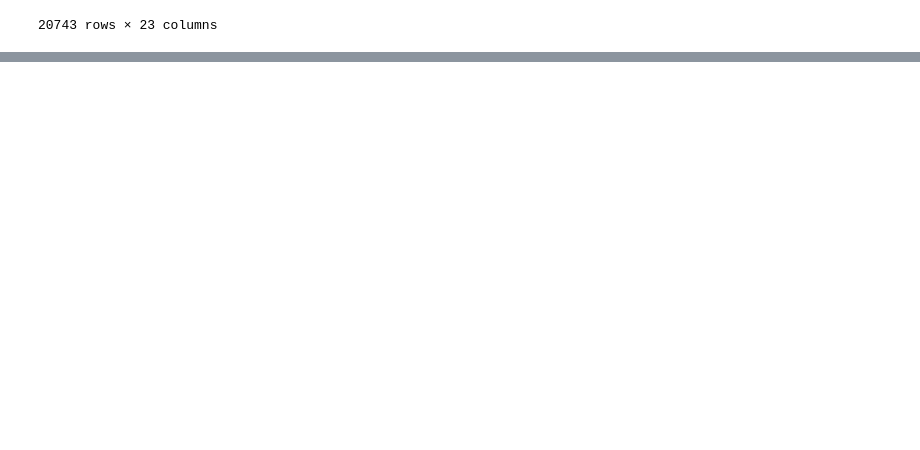
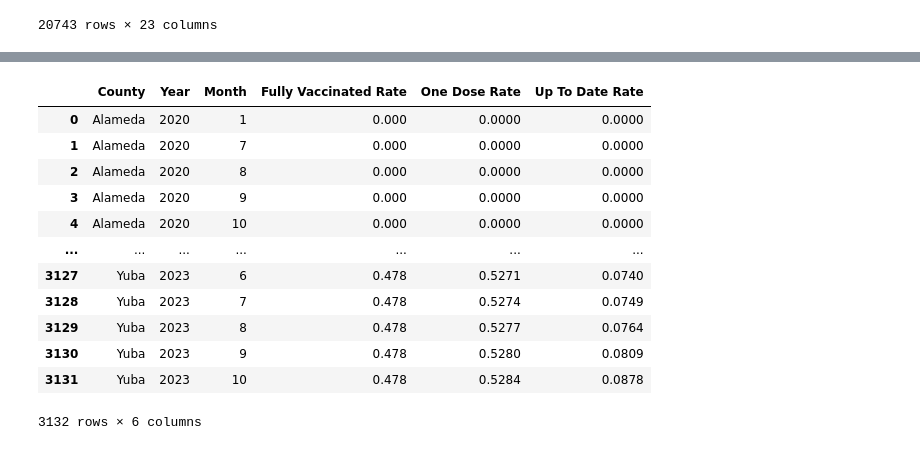
Before and after one commit to AhldenBrough/Covid-vs-Tech-Careers, a Jupyter notebook: data_cleaning.ipynb, the cells around one changed output, grey strips where cells are left out. Saved outputs shown, nothing was run; the diff lists cells and outputs as text; code cells hidden in the pictures; blank space fills up the shorter version.

```diff
--- a/data_cleaning.ipynb
+++ b/data_cleaning.ipynb
@@ -314,0 +358,8 @@ video_df.to_csv('data/video_data_cleaned.csv')
+# %%
+rates_by_month_df = pd.DataFrame()
+for index, row in covid_df.iterrows():
+    if row["administered_date"].month != row["administered_date_s"].month:
+        row_to_add = {"County": row["county"], "Year": row["administered_date"].year, "Month": row["administered_date"].month, "Fully Vaccinated Rate": row["fully_vaccinated_rate"], "One Dose Rate": row["one_dose_rate"], "Up To Date Rate": row["up_to_date_rate"],}
+        rates_by_month_df = pd.concat( [ rates_by_month_df, pd.DataFrame.from_records([row_to_add]) ], ignore_index=True )
+        #rates_by_month_df = rates_by_month_df.append({"County": row["County"], "Year": row["administered_date"].year, "Month": row["administered_date"].month})
+        #print(f"end of month {row['administered_date']}, {row['fully_vaccinated_rate']}")
@@ -314,0 +388,4 @@ video_df.to_csv('data/video_data_cleaned.csv')
+# %%
+rates_by_month_df['Fully Vaccinated Rate'] = rates_by_month_df['Fully Vaccinated Rate'].str.rstrip('%').astype('float') / 100.0
+rates_by_month_df['One Dose Rate'] = rates_by_month_df['One Dose Rate'].str.rstrip('%').astype('float') / 100.0
+rates_by_month_df['Up To Date Rate'] = rates_by_month_df['Up To Date Rate'].str.rstrip('%').astype('float') / 100.0
@@ -314,0 +402,16 @@ video_df.to_csv('data/video_data_cleaned.csv')
+# %%
+rates_by_month_df
+# %% [output]
+|  | County | Year | Month | Fully Vaccinated Rate | One Dose Rate | Up To Date Rate |
+| 0 | Alameda | 2020 | 1 | 0.000 | 0.0000 | 0.0000 |
+| 1 | Alameda | 2020 | 7 | 0.000 | 0.0000 | 0.0000 |
+| 2 | Alameda | 2020 | 8 | 0.000 | 0.0000 | 0.0000 |
+| 3 | Alameda | 2020 | 9 | 0.000 | 0.0000 | 0.0000 |
+| 4 | Alameda | 2020 | 10 | 0.000 | 0.0000 | 0.0000 |
+| ... | ... | ... | ... | ... | ... | ... |
+| 3127 | Yuba | 2023 | 6 | 0.478 | 0.5271 | 0.0740 |
+| 3128 | Yuba | 2023 | 7 | 0.478 | 0.5274 | 0.0749 |
+| 3129 | Yuba | 2023 | 8 | 0.478 | 0.5277 | 0.0764 |
+| 3130 | Yuba | 2023 | 9 | 0.478 | 0.5280 | 0.0809 |
+| 3131 | Yuba | 2023 | 10 | 0.478 | 0.5284 | 0.0878 |
+3132 rows × 6 columns
```
Also changed, not shown: parts of 17 cells of this notebook, 3 other files.
